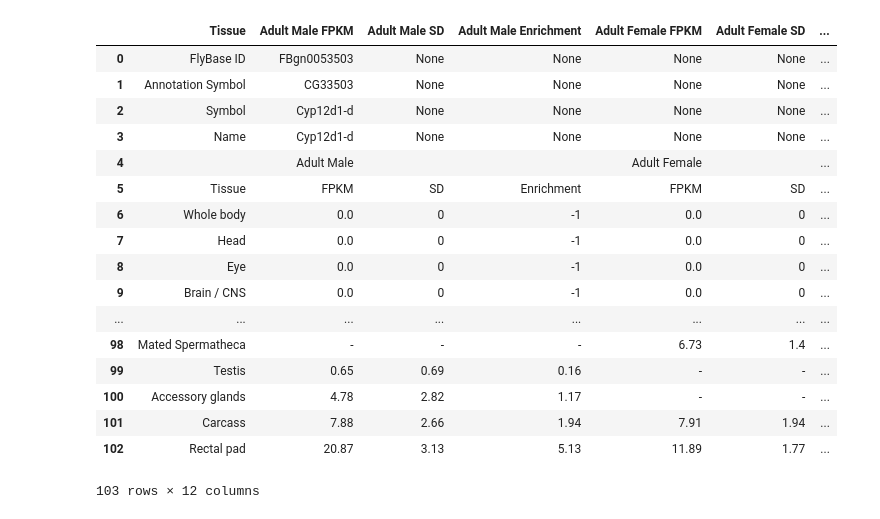
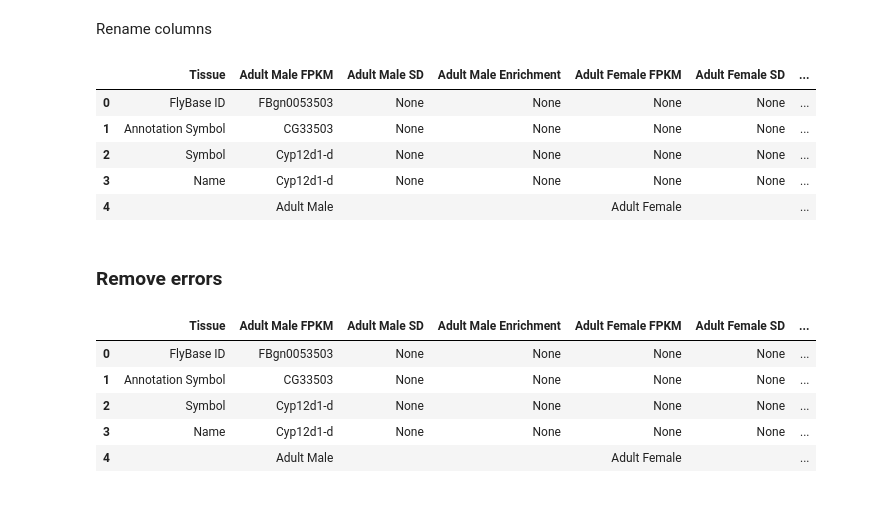
Before and after one commit to nehal1989/FlyAtlas2Scraper, a Jupyter notebook: Cleaning_bad_csv_file.ipynb, the cells around one changed output. Cells and saved outputs as stored; diff of their text form; code cells hidden in the pictures.

```diff
--- a/Cleaning_bad_csv_file.ipynb
+++ b/Cleaning_bad_csv_file.ipynb
@@ -24,6 +28,8 @@ df.head(20)
 | 17 | Heart |  |  |  |  |  |  |  |  | - | - | ... |
 | 18 | Trachea | - | - | - | - | - | - | - | - | 0.0 | 0 | ... |
 | 19 | Ovary | - | - | - | 0.0 | 0 | -1 | - | - | - | - | ... |
+# %% [markdown]
+Rename columns
 # %%
 column_names = [
     "Tissue",
@@ -41,23 +47,13 @@ column_names = [
 ]
 df.columns = column_names
 # %%
-df
+df.head(5)
 # %% [output]
 |  | Tissue | Adult Male FPKM | Adult Male SD | Adult Male Enrichment | Adult Female FPKM | Adult Female SD | ... |
 | 0 | FlyBase ID | FBgn0053503 | None | None | None | None | ... |
 | 1 | Annotation Symbol | CG33503 | None | None | None | None | ... |
 | 2 | Symbol | Cyp12d1-d | None | None | None | None | ... |
 | 3 | Name | Cyp12d1-d | None | None | None | None | ... |
 | 4 |  | Adult Male |  |  | Adult Female |  | ... |
-| 5 | Tissue | FPKM | SD | Enrichment | FPKM | SD | ... |
-| 6 | Whole body | 0.0 | 0 | -1 | 0.0 | 0 | ... |
-| 7 | Head | 0.0 | 0 | -1 | 0.0 | 0 | ... |
-| 8 | Eye | 0.0 | 0 | -1 | 0.0 | 0 | ... |
-| 9 | Brain / CNS | 0.0 | 0 | -1 | 0.0 | 0 | ... |
-| ... | ... | ... | ... | ... | ... | ... | ... |
-| 98 | Mated Spermatheca | - | - | - | 6.73 | 1.4 | ... |
-| 99 | Testis | 0.65 | 0.69 | 0.16 | - | - | ... |
-| 100 | Accessory glands | 4.78 | 2.82 | 1.17 | - | - | ... |
-| 101 | Carcass | 7.88 | 2.66 | 1.94 | 7.91 | 1.94 | ... |
-| 102 | Rectal pad | 20.87 | 3.13 | 5.13 | 11.89 | 1.77 | ... |
-103 rows × 12 columns
+# %% [markdown]
+### Remove errors
@@ -63,0 +62,10 @@ df
+# %%
+df = df[~df.Tissue.isnull()]
+df.head()
+# %% [output]
+|  | Tissue | Adult Male FPKM | Adult Male SD | Adult Male Enrichment | Adult Female FPKM | Adult Female SD | ... |
+| 0 | FlyBase ID | FBgn0053503 | None | None | None | None | ... |
+| 1 | Annotation Symbol | CG33503 | None | None | None | None | ... |
+| 2 | Symbol | Cyp12d1-d | None | None | None | None | ... |
+| 3 | Name | Cyp12d1-d | None | None | None | None | ... |
+| 4 |  | Adult Male |  |  | Adult Female |  | ... |
```
Also changed, not shown: parts of 7 cells of this notebook.
